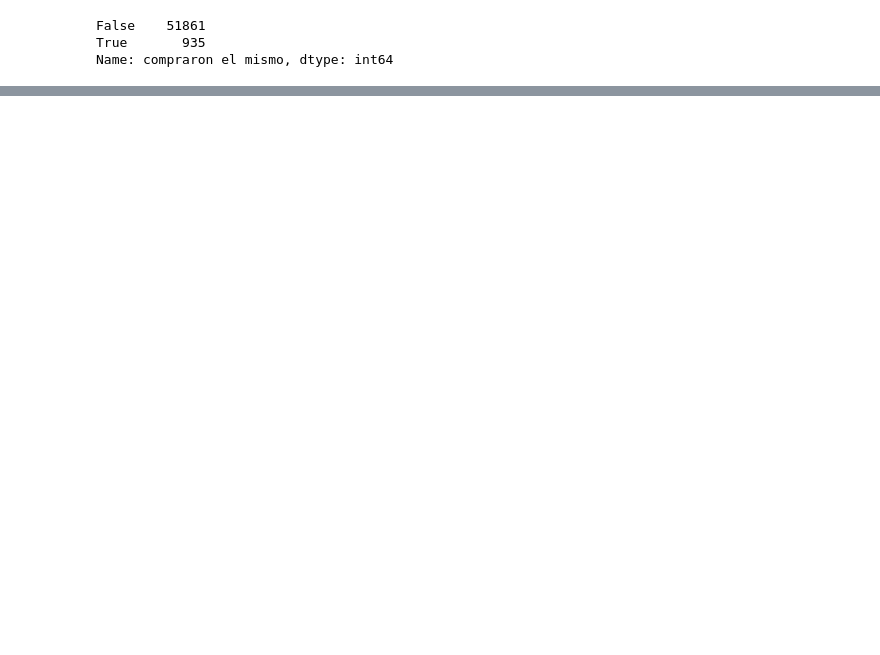
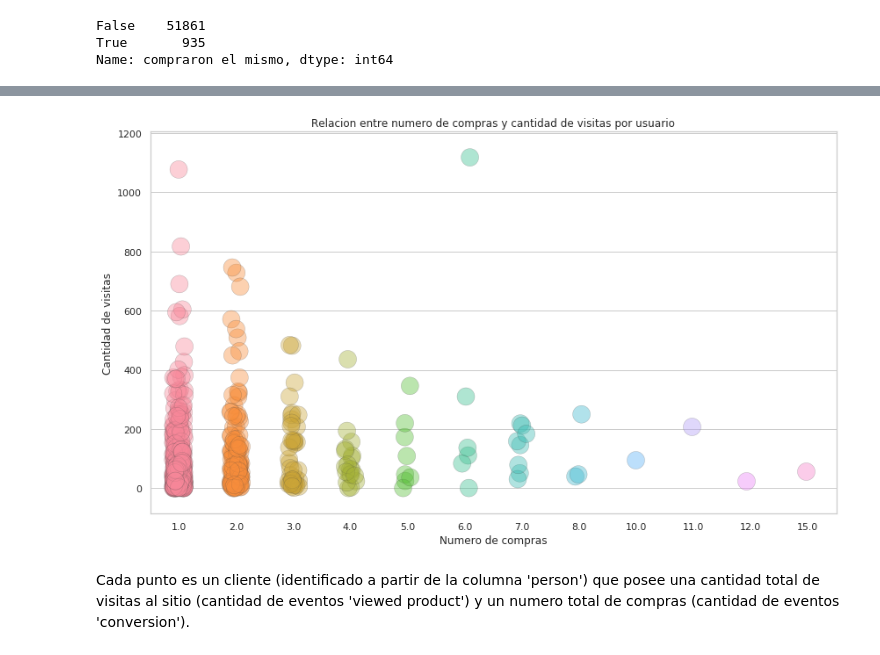
Before and after one commit to sebalogue/tp1-datos, a Jupyter notebook: TP1- Parte 3.ipynb, the cells around one changed output, grey strips where cells are left out. Cells and saved outputs as stored; diff of their text form; code cells hidden in the pictures; blank space fills up the shorter version.

```diff
--- a/TP1- Parte 3.ipynb
+++ b/TP1- Parte 3.ipynb
@@ -83,0 +146,11 @@ Name: compraron el mismo, dtype: int64
+# %%
+person_event = tf.filter(items=['person', 'event'])
+person_event['cant'] = 1
+person_event = person_event.loc[(person_event['event'] == 'conversion') | (person_event['event'] == 'viewed product')]
+
+person_conv = person_event.groupby(['person', 'event']).agg({'cant': 'sum'}).unstack()
+person_conv = person_conv.loc[(person_conv['cant']['conversion'].notnull()) & (person_conv['cant']['conversion'] != 0)]
+# %%
+# Cambio nombre columnas
+person_conv.columns = ['conversion', 'viewed product']
+person_conv.head()
@@ -83,0 +165,13 @@ Name: compraron el mismo, dtype: int64
+# %%
+fig, ax = plt.subplots()
+fig.set_size_inches(14, 8)
+
+dx = sns.stripplot(x="conversion", y="viewed product", data=person_conv,\
+                   jitter=True, linewidth=0.4, alpha=.4, marker=".", size=40, ax=ax)
+
+dx.set(xlabel='Numero de compras', ylabel='Cantidad de visitas', \
+       title='Relacion entre numero de compras y cantidad de visitas por usuario');
+# %% [output]
+[figure, added]
+# %% [markdown]
+Cada punto es un cliente (identificado a partir de la columna 'person') que posee una cantidad total de visitas al sitio (cantidad de eventos 'viewed product') y un numero total de compras (cantidad de eventos 'conversion').
```
Also changed, not shown: parts of 13 cells of this notebook, 1 other file.
